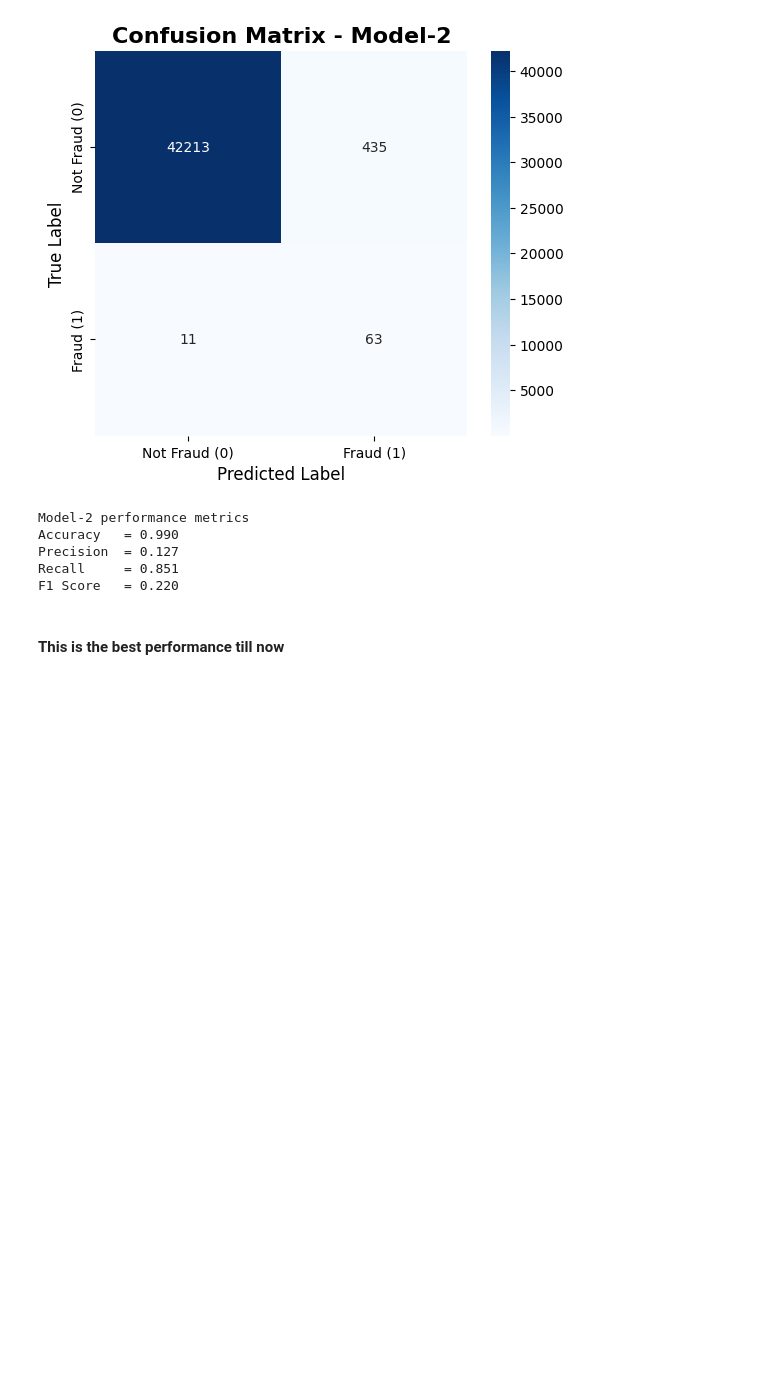
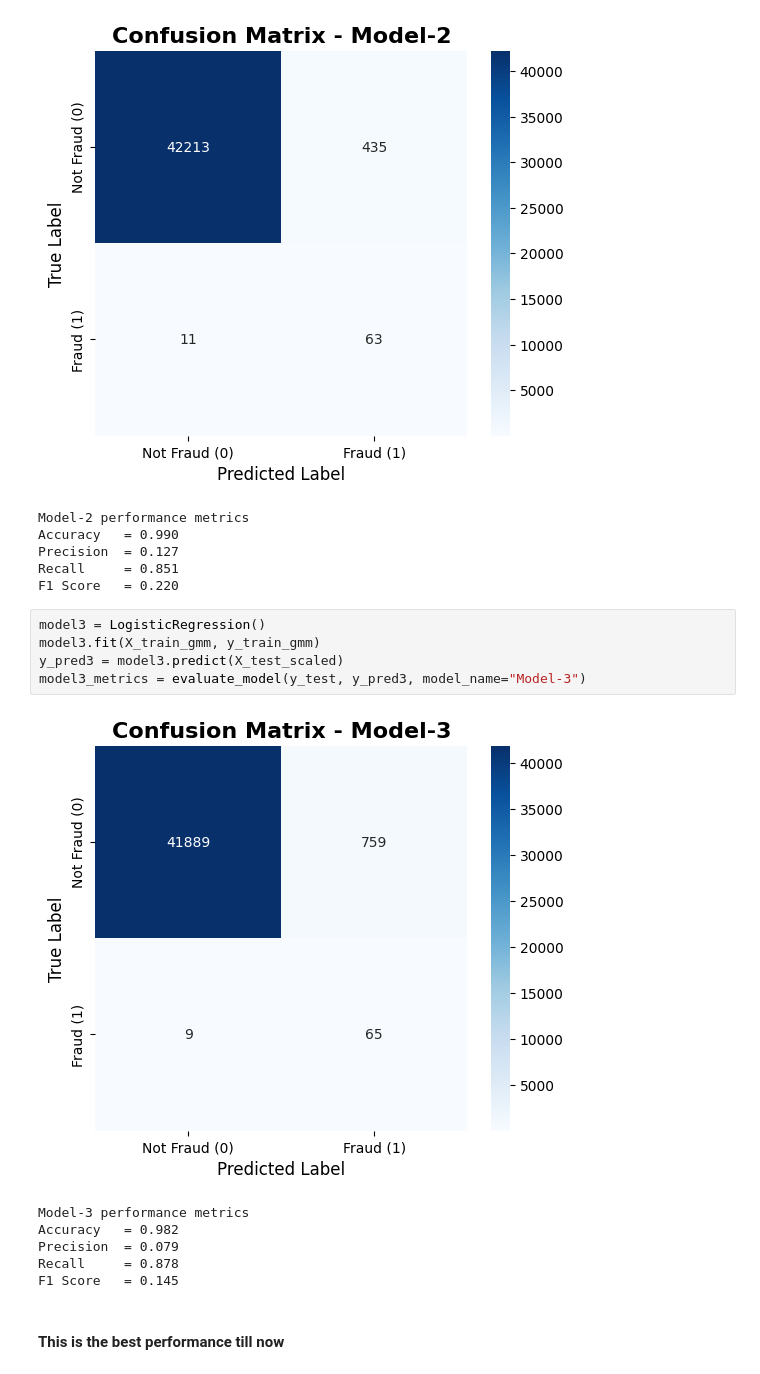
Before and after one commit to Tanmay20030516/DA5401-assignment-4, a Jupyter notebook: da25m030-assignment-4-solution.ipynb, the cells around one changed output. Cells and saved outputs as stored; diff of their text form; blank space fills up the shorter version.

````diff
--- a/da25m030-assignment-4-solution.ipynb
+++ b/da25m030-assignment-4-solution.ipynb
@@ -688,6 +705,18 @@ Accuracy   = 0.990
 Precision  = 0.127
 Recall     = 0.851
 F1 Score   = 0.220
+# %%
+model3 = LogisticRegression()
+model3.fit(X_train_gmm, y_train_gmm)
+y_pred3 = model3.predict(X_test_scaled)
+model3_metrics = evaluate_model(y_test, y_pred3, model_name="Model-3")
+# %% [output]
+[figure, added]
+Model-3 performance metrics
+Accuracy   = 0.982
+Precision  = 0.079
+Recall     = 0.878
+F1 Score   = 0.145
 # %% [markdown]
 #### This is the best performance till now
 <!-- ```python
````
Also changed, not shown: parts of 10 cells of this notebook.
